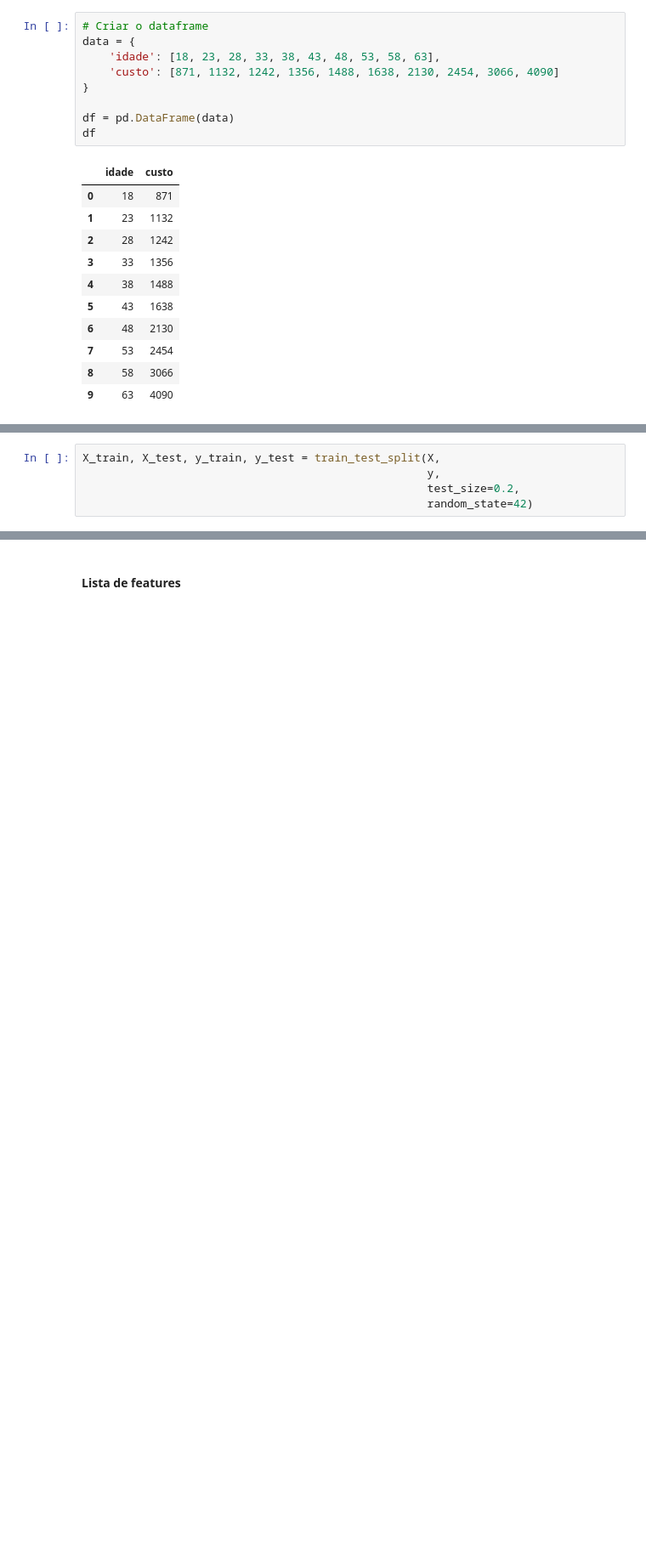
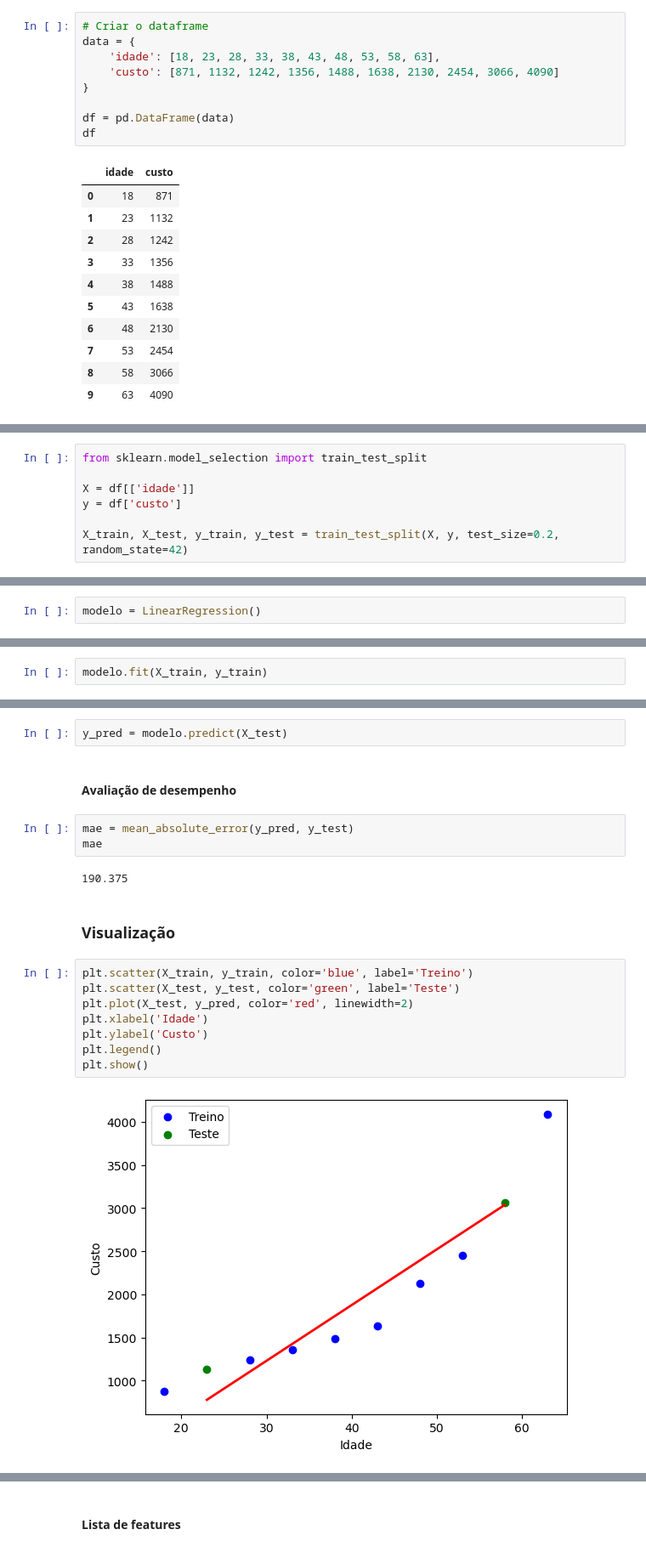
Before and after one commit to iago-mansur/vemsertech_estatistica_i, a Jupyter notebook: Aula 1 - Aprendizagem Supervisionada.ipynb, the cells around one changed output, grey strips where cells are left out. Shown: that part at 85% size. Drawn from its saved outputs; the diff is of its cells as text; blank space fills up the shorter version.

```diff
--- a/Aula 1 - Aprendizagem Supervisionada.ipynb
+++ b/Aula 1 - Aprendizagem Supervisionada.ipynb
@@ -99,5 +98,7 @@ y = df['custo']
 # %%
-X_train, X_test, y_train, y_test = train_test_split(X,
-                                                    y,
-                                                    test_size=0.2,
-                                                    random_state=42)
+from sklearn.model_selection import train_test_split
+
+X = df[['idade']]
+y = df['custo']
+
+X_train, X_test, y_train, y_test = train_test_split(X, y, test_size=0.2, random_state=42)
@@ -124,0 +107,2 @@ plt.show()
+# %%
+modelo = LinearRegression()
@@ -124,0 +111,2 @@ plt.show()
+# %%
+modelo.fit(X_train, y_train)
@@ -125 +117,22 @@ plt.show()
+# %%
+y_pred = modelo.predict(X_test)
+# %% [markdown]
+#### Avaliação de desempenho
+# %%
+mae = mean_absolute_error(y_pred, y_test)
+mae
+# %% [output]
+190.375
+# %% [markdown]
+### Visualização
+# %%
+plt.scatter(X_train, y_train, color='blue', label='Treino')
+plt.scatter(X_test, y_test, color='green', label='Teste')
+plt.plot(X_test, y_pred, color='red', linewidth=2)
+plt.xlabel('Idade')
+plt.ylabel('Custo')
+plt.legend()
+plt.show()
+# %% [output]
+[figure, added]
 # %% [markdown]
```
Also changed, not shown: parts of 37 cells of this notebook, 6 other files.
